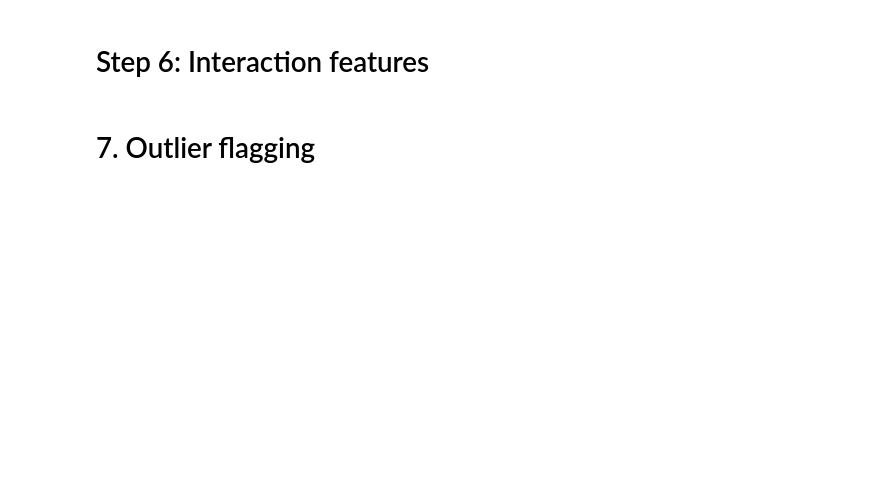
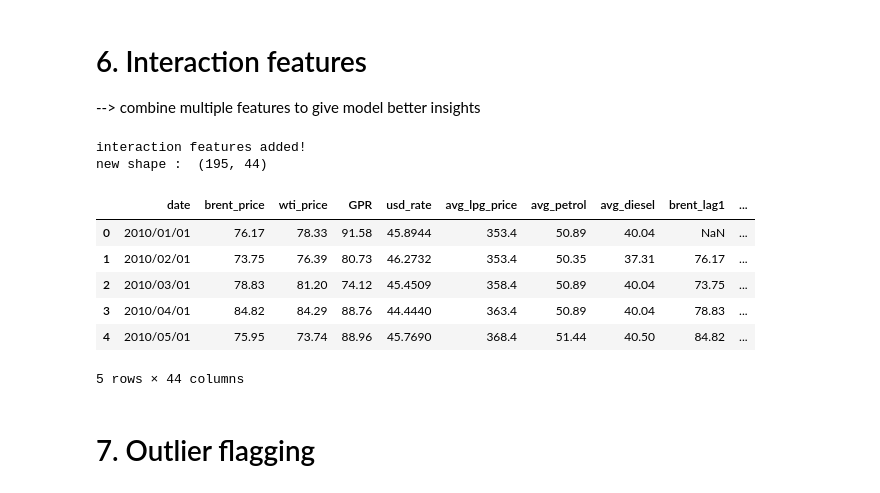
Before and after one commit to Anas-Quazi/Petro-Analyst, a Jupyter notebook: Data_Preprocessing/feature_engineering.ipynb, the cells around one changed output. Drawn from its saved outputs; the diff is of its cells as text; code cells hidden in the pictures; blank space fills up the shorter version.

```diff
--- a/Data_Preprocessing/feature_engineering.ipynb
+++ b/Data_Preprocessing/feature_engineering.ipynb
@@ -231,19 +269,0 @@ Conflict months in dataset: with percent changes
-# %%
-
-#! Risk level according to gpr value
-def assign_risk(gpr):
-    if(gpr < 100): return 0 # low
-    elif(gpr < 150): return 1 # medium
-    elif(gpr < 200): return 2 # high
-    else: return 3 # critical
-
-master['risk_level'] = master['GPR'].apply(assign_risk)
-
-#~ risk level distribution
-risk_map = {0 : 'low', 1 : 'medium', 2 : 'high', 3 : 'critical'}
-dist = master['risk_level'].map(risk_map).value_counts()
-print('Risk distribution : \n')
-print(dist, '\n\n')
-
-print('Percentage: \n\n')
-print((dist / len(master) * 100).round(1))
@@ -270,2 +313,4 @@ Name: count, dtype: float64
 # %% [markdown]
-# Step 6: Interaction features
+# 6. Interaction features
+
+--> combine multiple features to give model better insights
@@ -297,2 +317,41 @@ master['conflict_intensity'] = (
+# %%
+
+#? 1. crude pil cost in INR / barrel
+master['crude_inr_impact'] = (master['brent_price'] * master['usd_rate']).round(4)
+
+#^ 2. geopolitical impact on crude oil price
+master['conflict_crude_index'] = ((master['GPR'] / 100) * master['brent_price']).round(4)
+
+#* 3. brent-WTI spread (high GPR -> wide spread)
+master['brent_wti_spread'] = (master['brent_price'] - master['wti_price']).round(4)
+
+#! 4. INR stress during conflicts (how high GPR affects INR)
+master['inr_gpr_stress'] = (master['usd_rate'] * (master['GPR'] / 100)).round(4)
+
+#~ 5. crude lpg impact (how crude is driving lpg price?)
+master['crude_lpg_impact'] = ((master['brent_price'] * master['usd_rate']) / master['avg_lpg_price']).round(4)
+
+#todo 6. LPG price momentum - is LPG falling or rising in last 3 months?
+master['lpg_momentum'] = (master['avg_lpg_price'].diff(3) / 3).round(4)
+
+#& 7. conflict intensity - combine GPR + crude spike (z-normalized)
+master['conflict_intensity'] = (
+    (master['GPR'] - master['GPR'].mean()) / master["GPR"].std() +
+    (master['brent_price'] - master['brent_price'].mean()) / master['brent_price']
+    ).round(4)
+
+print('interaction features added!')
+print('new shape : ', master.shape)
+master.head()
+# %% [output]
+interaction features added!
+new shape :  (195, 44)
+|  | date | brent_price | wti_price | GPR | usd_rate | avg_lpg_price | avg_petrol | avg_diesel | brent_lag1 | ... |
+| 0 | 2010/01/01 | 76.17 | 78.33 | 91.58 | 45.8944 | 353.4 | 50.89 | 40.04 | NaN | ... |
+| 1 | 2010/02/01 | 73.75 | 76.39 | 80.73 | 46.2732 | 353.4 | 50.35 | 37.31 | 76.17 | ... |
+| 2 | 2010/03/01 | 78.83 | 81.20 | 74.12 | 45.4509 | 358.4 | 50.89 | 40.04 | 73.75 | ... |
+| 3 | 2010/04/01 | 84.82 | 84.29 | 88.76 | 44.4440 | 363.4 | 50.89 | 40.04 | 78.83 | ... |
+| 4 | 2010/05/01 | 75.95 | 73.74 | 88.96 | 45.7690 | 368.4 | 51.44 | 40.50 | 84.82 | ... |
+5 rows × 44 columns
 # %% [markdown]
 # 7. Outlier flagging
```
Also changed, not shown: parts of 44 cells of this notebook.
